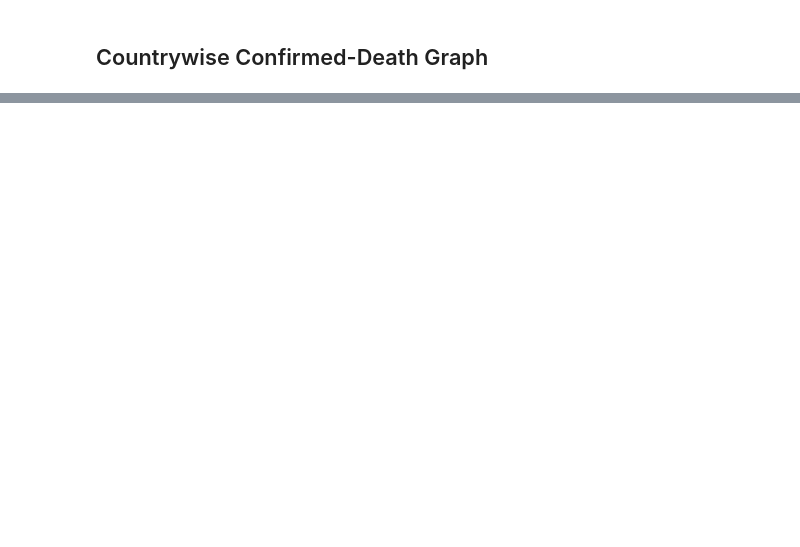
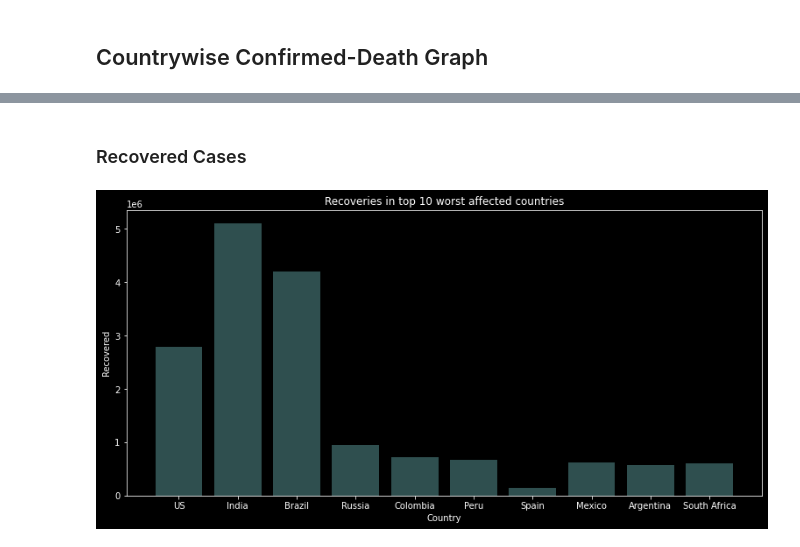
Before and after one commit to Aparna-U-Nair/COVID-19-Dashboard, a Jupyter notebook: Covid_Dashboard.ipynb, the cells around one changed output, grey strips where cells are left out. Cells and saved outputs as stored; diff of their text form; code cells hidden in the pictures; blank space fills up the shorter version.

```diff
--- a/Covid_Dashboard.ipynb
+++ b/Covid_Dashboard.ipynb
@@ -225,0 +210,14 @@ px.bar(
+# %% [markdown]
+### Recovered Cases
+# %%
+#Bar chart for recovered cases in worst affected countries
+fig2 = plt.figure(figsize = (13, 6))
+plt.bar(sorted_country.head(10)["country"], sorted_country.head(10)["recovered"], color ='darkslategrey',
+        width = 0.8)
+
+plt.xlabel("Country")
+plt.ylabel("Recovered")
+plt.title("Recoveries in top 10 worst affected countries")
+plt.show()
+# %% [output]
+[figure, added]
```
Also changed, not shown: parts of 24 cells of this notebook.
